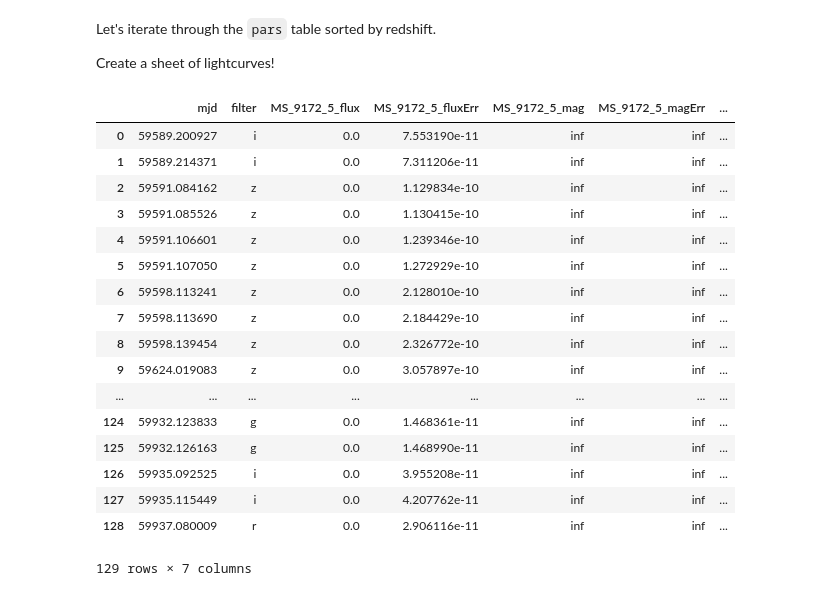
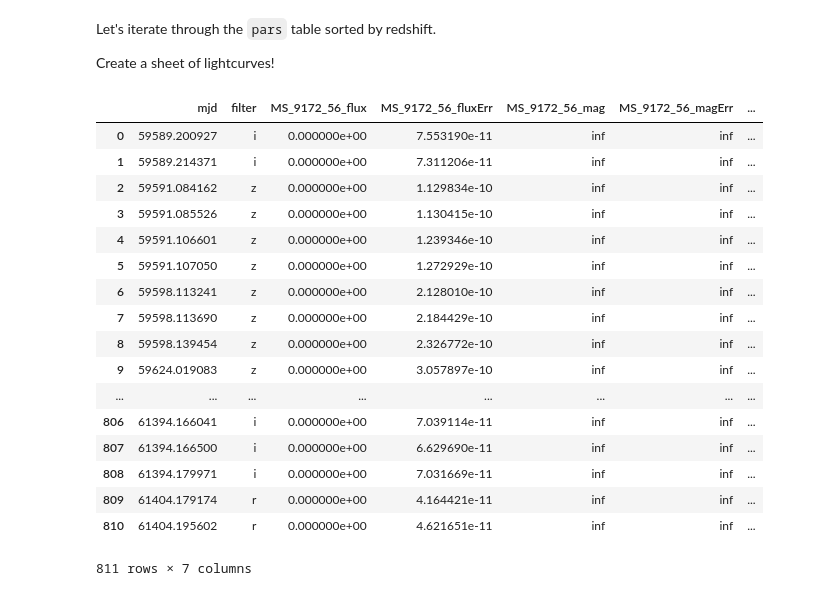
Before and after one commit to BrunoSanchez/run2_diaproc, a Jupyter notebook: notebooks/draw_SNe_LC_pdf.ipynb, the cells around one changed output. Saved outputs shown, nothing was run; the diff lists cells and outputs as text; code cells hidden in the pictures.

```diff
--- a/notebooks/draw_SNe_LC_pdf.ipynb
+++ b/notebooks/draw_SNe_LC_pdf.ipynb
@@ -41,27 +41,27 @@ Create a sheet of lightcurves!
 # %%
 times = lcs['mjd']
 filts = lcs['filter']
-# %%
-lcs[['mjd', 'filter', 'MS_9172_5_flux', 'MS_9172_5_fluxErr', 'MS_9172_5_mag', 'MS_9172_5_magErr', 'MS_9172_5_observed']]
-# %% [output]
-|  | mjd | filter | MS_9172_5_flux | MS_9172_5_fluxErr | MS_9172_5_mag | MS_9172_5_magErr | ... |
-| 0 | 59589.200927 | i | 0.0 | 7.553190e-11 | inf | inf | ... |
-| 1 | 59589.214371 | i | 0.0 | 7.311206e-11 | inf | inf | ... |
-| 2 | 59591.084162 | z | 0.0 | 1.129834e-10 | inf | inf | ... |
-| 3 | 59591.085526 | z | 0.0 | 1.130415e-10 | inf | inf | ... |
-| 4 | 59591.106601 | z | 0.0 | 1.239346e-10 | inf | inf | ... |
-| 5 | 59591.107050 | z | 0.0 | 1.272929e-10 | inf | inf | ... |
-| 6 | 59598.113241 | z | 0.0 | 2.128010e-10 | inf | inf | ... |
-| 7 | 59598.113690 | z | 0.0 | 2.184429e-10 | inf | inf | ... |
-| 8 | 59598.139454 | z | 0.0 | 2.326772e-10 | inf | inf | ... |
-| 9 | 59624.019083 | z | 0.0 | 3.057897e-10 | inf | inf | ... |
-| ... | ... | ... | ... | ... | ... | ... | ... |
-| 124 | 59932.123833 | g | 0.0 | 1.468361e-11 | inf | inf | ... |
-| 125 | 59932.126163 | g | 0.0 | 1.468990e-11 | inf | inf | ... |
-| 126 | 59935.092525 | i | 0.0 | 3.955208e-11 | inf | inf | ... |
-| 127 | 59935.115449 | i | 0.0 | 4.207762e-11 | inf | inf | ... |
-| 128 | 59937.080009 | r | 0.0 | 2.906116e-11 | inf | inf | ... |
-129 rows × 7 columns
+# %%
+lcs[['mjd', 'filter', 'MS_9172_56_flux', 'MS_9172_56_fluxErr', 'MS_9172_56_mag', 'MS_9172_56_magErr', 'MS_9172_56_observed']]
+# %% [output]
+|  | mjd | filter | MS_9172_56_flux | MS_9172_56_fluxErr | MS_9172_56_mag | MS_9172_56_magErr | ... |
+| 0 | 59589.200927 | i | 0.000000e+00 | 7.553190e-11 | inf | inf | ... |
+| 1 | 59589.214371 | i | 0.000000e+00 | 7.311206e-11 | inf | inf | ... |
+| 2 | 59591.084162 | z | 0.000000e+00 | 1.129834e-10 | inf | inf | ... |
+| 3 | 59591.085526 | z | 0.000000e+00 | 1.130415e-10 | inf | inf | ... |
+| 4 | 59591.106601 | z | 0.000000e+00 | 1.239346e-10 | inf | inf | ... |
+| 5 | 59591.107050 | z | 0.000000e+00 | 1.272929e-10 | inf | inf | ... |
+| 6 | 59598.113241 | z | 0.000000e+00 | 2.128010e-10 | inf | inf | ... |
+| 7 | 59598.113690 | z | 0.000000e+00 | 2.184429e-10 | inf | inf | ... |
+| 8 | 59598.139454 | z | 0.000000e+00 | 2.326772e-10 | inf | inf | ... |
+| 9 | 59624.019083 | z | 0.000000e+00 | 3.057897e-10 | inf | inf | ... |
+| ... | ... | ... | ... | ... | ... | ... | ... |
+| 806 | 61394.166041 | i | 0.000000e+00 | 7.039114e-11 | inf | inf | ... |
+| 807 | 61394.166500 | i | 0.000000e+00 | 6.629690e-11 | inf | inf | ... |
+| 808 | 61394.179971 | i | 0.000000e+00 | 7.031669e-11 | inf | inf | ... |
+| 809 | 61404.179174 | r | 0.000000e+00 | 4.164421e-11 | inf | inf | ... |
+| 810 | 61404.195602 | r | 0.000000e+00 | 4.621651e-11 | inf | inf | ... |
+811 rows × 7 columns
 # %%
 from matplotlib.backends.backend_pdf import PdfPages
 from datetime import datetime
```
Also changed, not shown: parts of 3 cells of this notebook.
